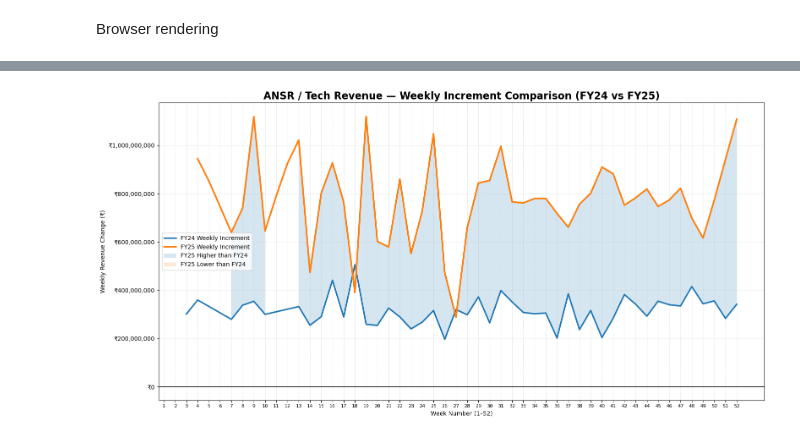
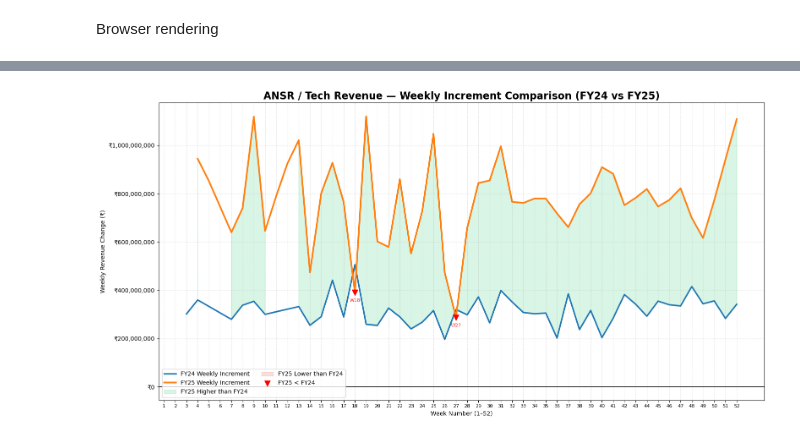
Before and after one commit to twoChar/Revenue-Forecast, a Jupyter notebook: m9.ipynb, the cells around one changed output, grey strips where cells are left out. Drawn from its saved outputs; the diff is of its cells as text; code cells hidden in the pictures.

```diff
--- a/m9.ipynb
+++ b/m9.ipynb
@@ -344,6 +387,12 @@ inc_plot_full["FY25_Weekly_Inc"] = (
     inc_plot_full["FY25_Weekly_Inc"]
     .interpolate(method="linear")
 )
+# %%
+# Identify weeks where FY25 < FY24
+underperf_mask = inc_plot_full["FY25_Weekly_Inc"] < inc_plot_full["FY24_Weekly_Inc"]
+
+underperf_weeks = inc_plot_full.loc[underperf_mask, "Week"]
+underperf_values = inc_plot_full.loc[underperf_mask, "FY25_Weekly_Inc"]
 # %%
 plt.figure(figsize=(16,8))
 
@@ -356,50 +405,76 @@ plt.plot(
 
 plt.plot(
     inc_plot_full["Week"],
     inc_plot_full["FY25_Weekly_Inc"],
     label="FY25 Weekly Increment",
     linewidth=2.8
 )
 
 plt.axhline(0, color="black", linewidth=1.2)
-# plt.fill_between(
-#     inc_plot["Week"],
-#     inc_plot["FY24_Weekly_Inc"],
-#     inc_plot["FY25_Weekly_Inc"],
-#     where=(inc_plot["FY25_Weekly_Inc"] > inc_plot["FY24_Weekly_Inc"]),
-#     interpolate=True,
-#     alpha=0.18,
-#     label="FY25 Higher than FY24"
-# )
 
-# plt.fill_between(
-#     inc_plot["Week"],
-#     inc_plot["FY24_Weekly_Inc"],
-#     inc_plot["FY25_Weekly_Inc"],
-#     where=(inc_plot["FY25_Weekly_Inc"] < inc_plot["FY24_Weekly_Inc"]),
-#     interpolate=True,
-#     alpha=0.18,
-#     label="FY25 Lower than FY24"
-# )
+plt.fill_between(
+    inc_plot["Week"],
+    inc_plot["FY24_Weekly_Inc"],
+    inc_plot["FY25_Weekly_Inc"],
+    where=(inc_plot["FY25_Weekly_Inc"] > inc_plot["FY24_Weekly_Inc"]),
+    interpolate=True,
+    color="#2ecc71",   # soft green
+    alpha=0.18,
+    label="FY25 Higher than FY24"
+)
+
+plt.fill_between(
+    inc_plot["Week"],
+    inc_plot["FY24_Weekly_Inc"],
+    inc_plot["FY25_Weekly_Inc"],
+    where=(inc_plot["FY25_Weekly_Inc"] < inc_plot["FY24_Weekly_Inc"]),
+    interpolate=True,
+    color="#e74c3c",   # soft red
+    alpha=0.18,
+    label="FY25 Lower than FY24"
+)
+# 🔻 Indicator where FY25 drops below FY24
+plt.scatter(
+    underperf_weeks,
+    underperf_values,
+    color="red",
+    marker="v",       # downward triangle
+    s=90,
+    zorder=5,
+    label="FY25 < FY24"
+)
 
 
 plt.gca().yaxis.set_major_formatter(
     mtick.StrMethodFormatter("₹{x:,.0f}")
 )
 
 plt.title(
     "ANSR / Tech Revenue — Weekly Increment Comparison (FY24 vs FY25)",
     fontsize=17,
     weight="bold"
 )
 
+for w, v in zip(underperf_weeks, underperf_values):
+    plt.text(
+        w,
+        v - 25_000_000,      # slight offset downward
+        f"W{int(w)}",
+        fontsize=8,
+        color="red",
+        ha="center",
+        va="top",
+        alpha=0.85
+    )
+
+
 plt.xlabel("Week Number (1–52)")
 plt.ylabel("Weekly Revenue Change (₹)")
 plt.xticks(range(1, 53), fontsize=8)
 plt.grid(alpha=0.3, linestyle="--")
-plt.legend()
+plt.legend(ncol=2)
 
 plt.tight_layout()
 plt.show()
 # %% [output]
-[figure, old version]
+[figure, new version]
```
Also changed, not shown: parts of 38 cells of this notebook, 2 other files.
